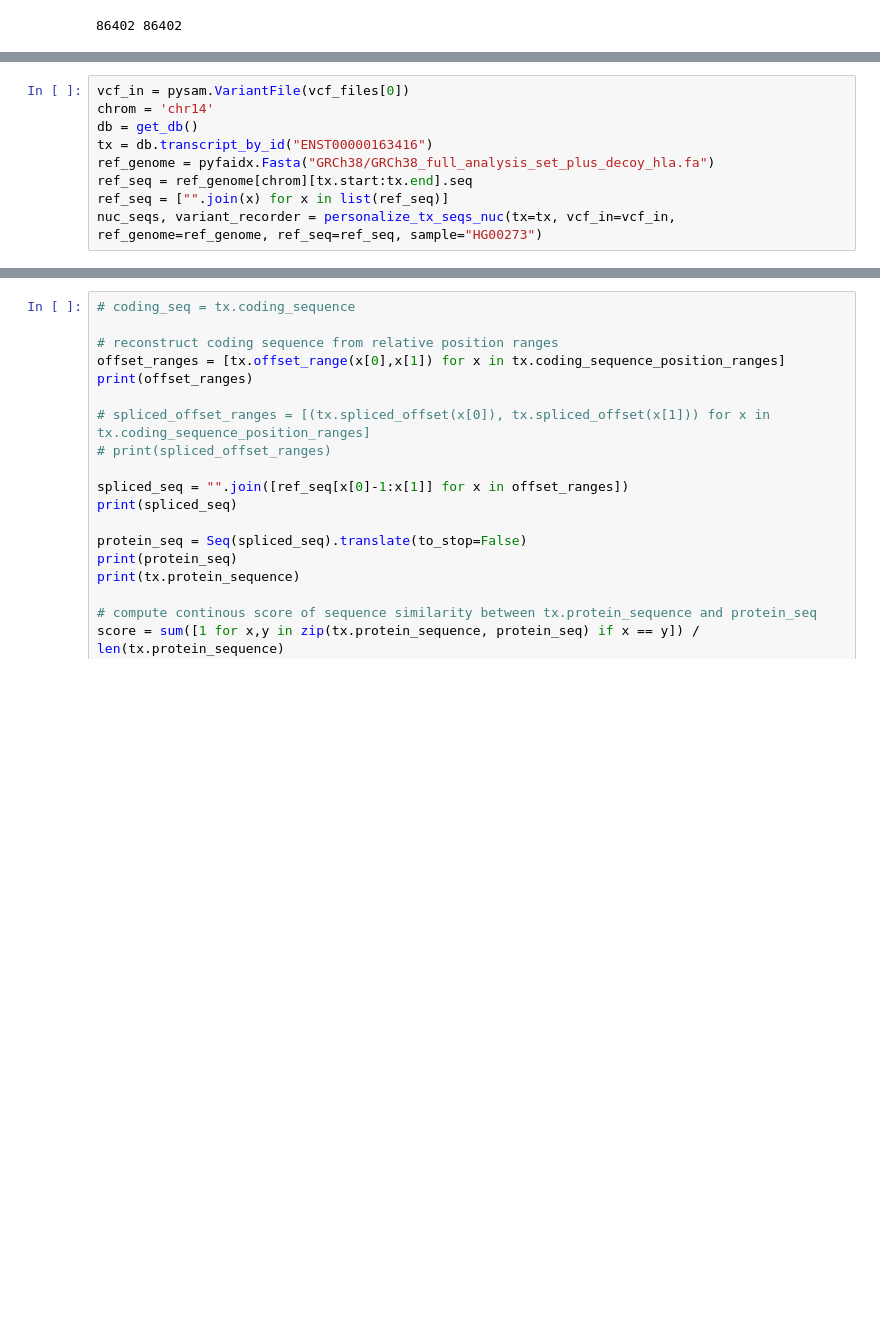
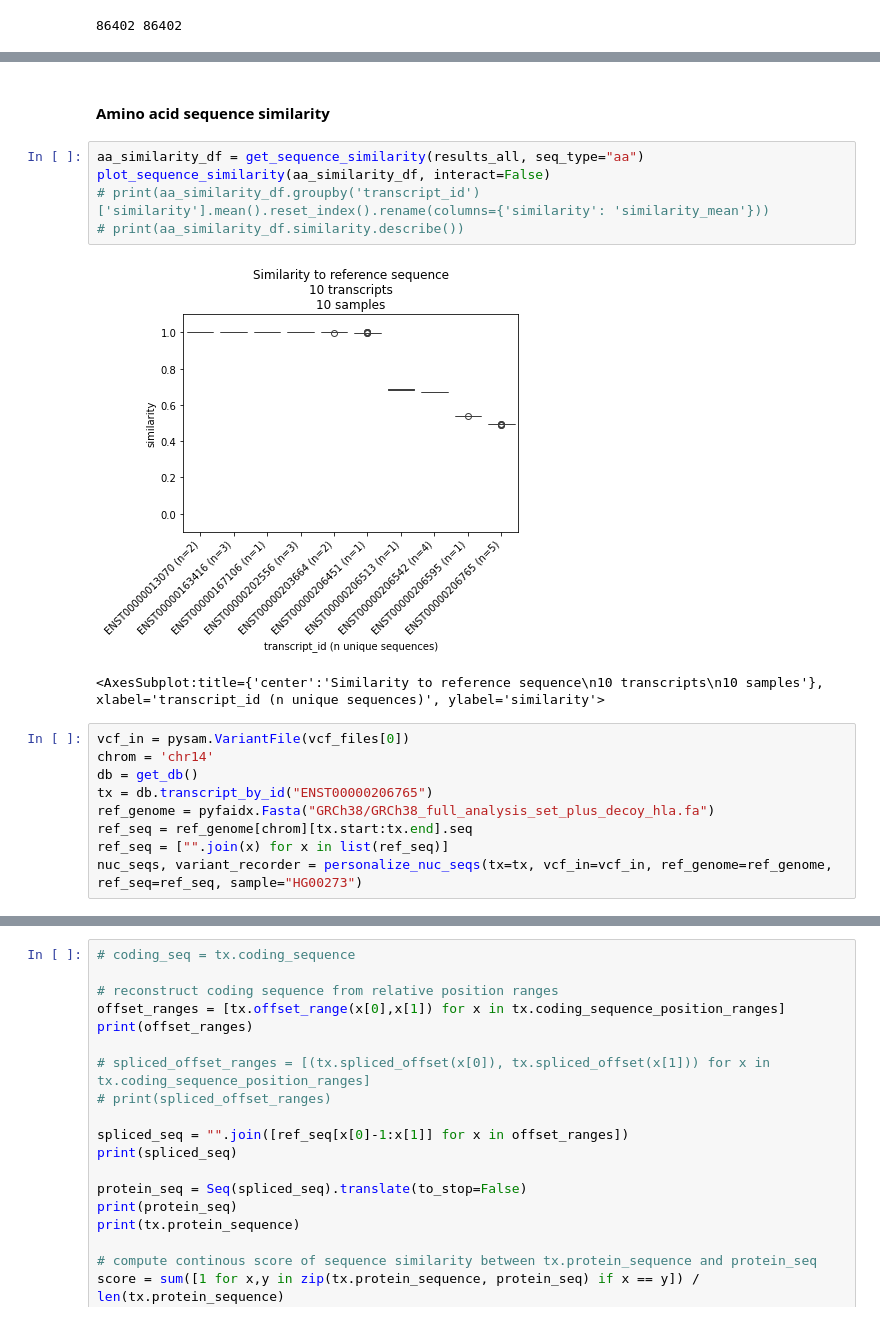
Before and after one commit to bschilder/VEP_protein, a Jupyter notebook: code/1KG.ipynb, the cells around one changed output, grey strips where cells are left out. Drawn from its saved outputs; the diff is of its cells as text; blank space fills up the shorter version.

```diff
--- a/code/1KG.ipynb
+++ b/code/1KG.ipynb
@@ -68,10 +72,20 @@ fig.show()
+# %% [markdown]
+#### Amino acid sequence similarity
+# %%
+aa_similarity_df = get_sequence_similarity(results_all, seq_type="aa")
+plot_sequence_similarity(aa_similarity_df, interact=False)
+# print(aa_similarity_df.groupby('transcript_id')['similarity'].mean().reset_index().rename(columns={'similarity': 'similarity_mean'}))
+# print(aa_similarity_df.similarity.describe())
+# %% [output]
+[figure, added]
+<AxesSubplot:title={'center':'Similarity to reference sequence\n10 transcripts\n10 samples'}, xlabel='transcript_id (n unique sequences)', ylabel='similarity'>
 # %%
 vcf_in = pysam.VariantFile(vcf_files[0])
 chrom = 'chr14'
 db = get_db()
-tx = db.transcript_by_id("ENST00000163416")
+tx = db.transcript_by_id("ENST00000206765")
 ref_genome = pyfaidx.Fasta("GRCh38/GRCh38_full_analysis_set_plus_decoy_hla.fa")
 ref_seq = ref_genome[chrom][tx.start:tx.end].seq
 ref_seq = ["".join(x) for x in list(ref_seq)]
-nuc_seqs, variant_recorder = personalize_tx_seqs_nuc(tx=tx, vcf_in=vcf_in, ref_genome=ref_genome, ref_seq=ref_seq, sample="HG00273")
+nuc_seqs, variant_recorder = personalize_nuc_seqs(tx=tx, vcf_in=vcf_in, ref_genome=ref_genome, ref_seq=ref_seq, sample="HG00273")
 # %%
```
Also changed, not shown: parts of 13 cells of this notebook, 2 other files.
